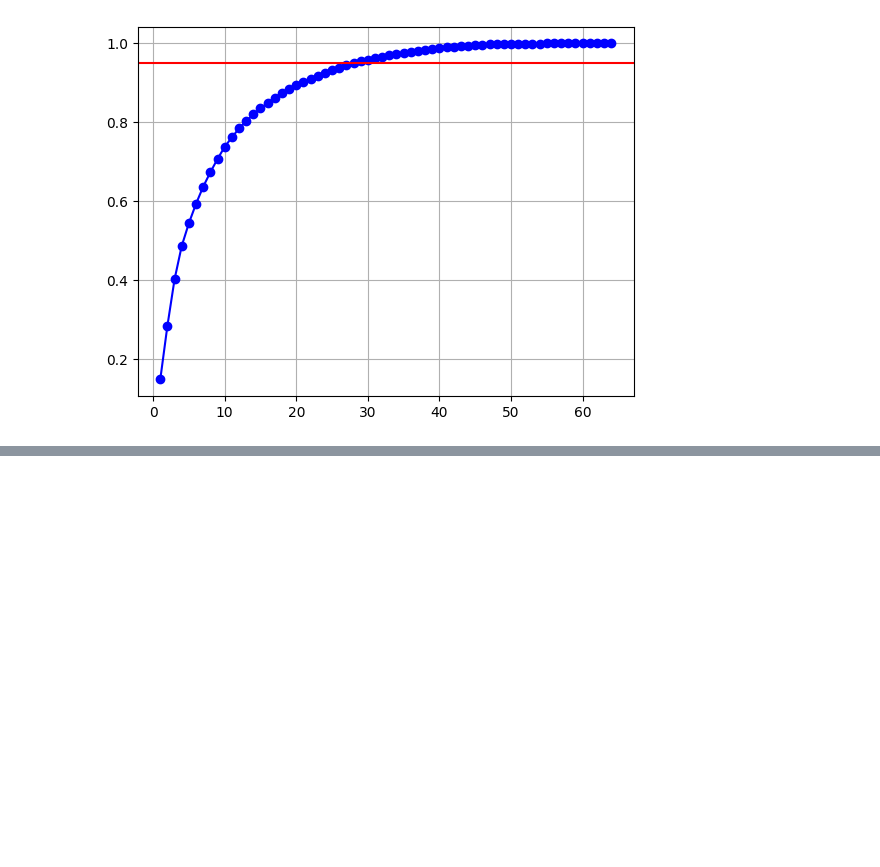
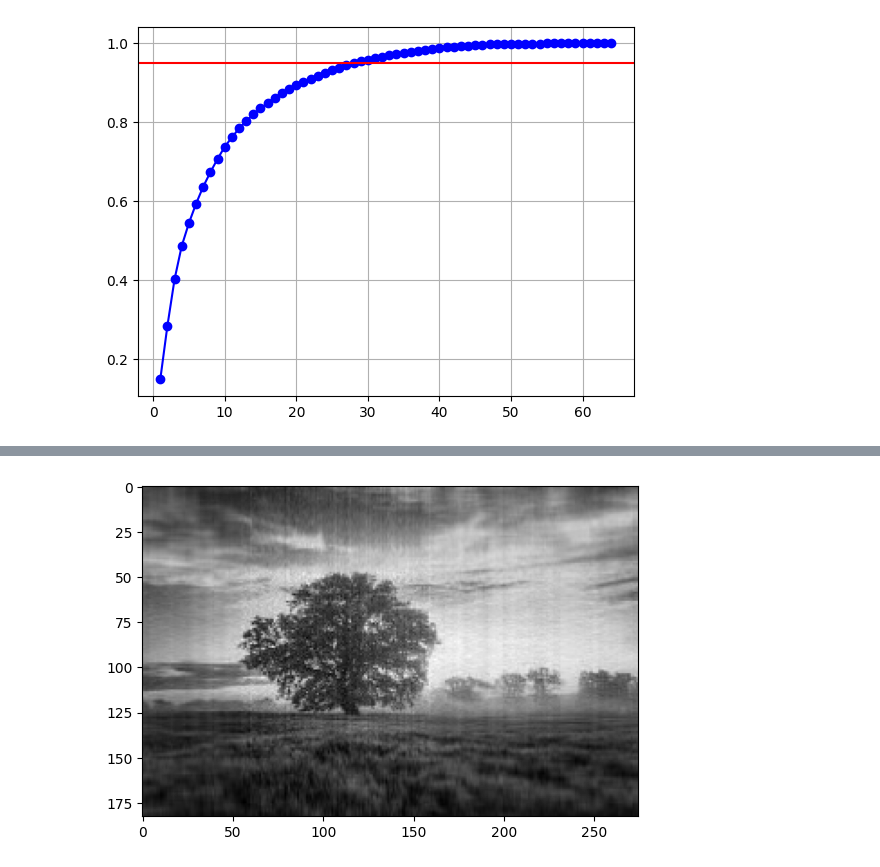
Before and after one commit to FuturisticLover123/labs, a Jupyter notebook: lab9/lab9.ipynb, the cells around one changed output, grey strips where cells are left out. Cells and saved outputs as stored; diff of their text form; code cells hidden in the pictures; blank space fills up the shorter version.

```diff
--- a/lab9/lab9.ipynb
+++ b/lab9/lab9.ipynb
@@ -122,0 +174,2 @@ Please also refer to the documentation for alternative solver options:
+# %%
+pca.fit_transform(x, components = 1)
@@ -122,0 +213,19 @@ Please also refer to the documentation for alternative solver options:
+# %%
+class picPCA(myPCA):
+  def transform(self, x, components: int = None, p = 0.95):
+    mean =  np.mean(x)
+    if components is None:
+      top_k_vectors = self.vectors.T[:, :np.argmax(self.cs > p)]
+    else:
+      top_k_vectors = self.vectors.T[:,:components]
+    centered = (x - mean)
+    projection = (centered @ top_k_vectors)
+    return (projection @ top_k_vectors.T) + mean
+# %%
+picpca = picPCA().fit(image)
+# %%
+reconstructed_image = picpca.transform(image, p = 0.99).astype(float)
+plt.imshow(reconstructed_image, cmap='gray')
+plt.show()
+# %% [output]
+[figure, added]
```
Also changed, not shown: parts of 33 cells of this notebook.
